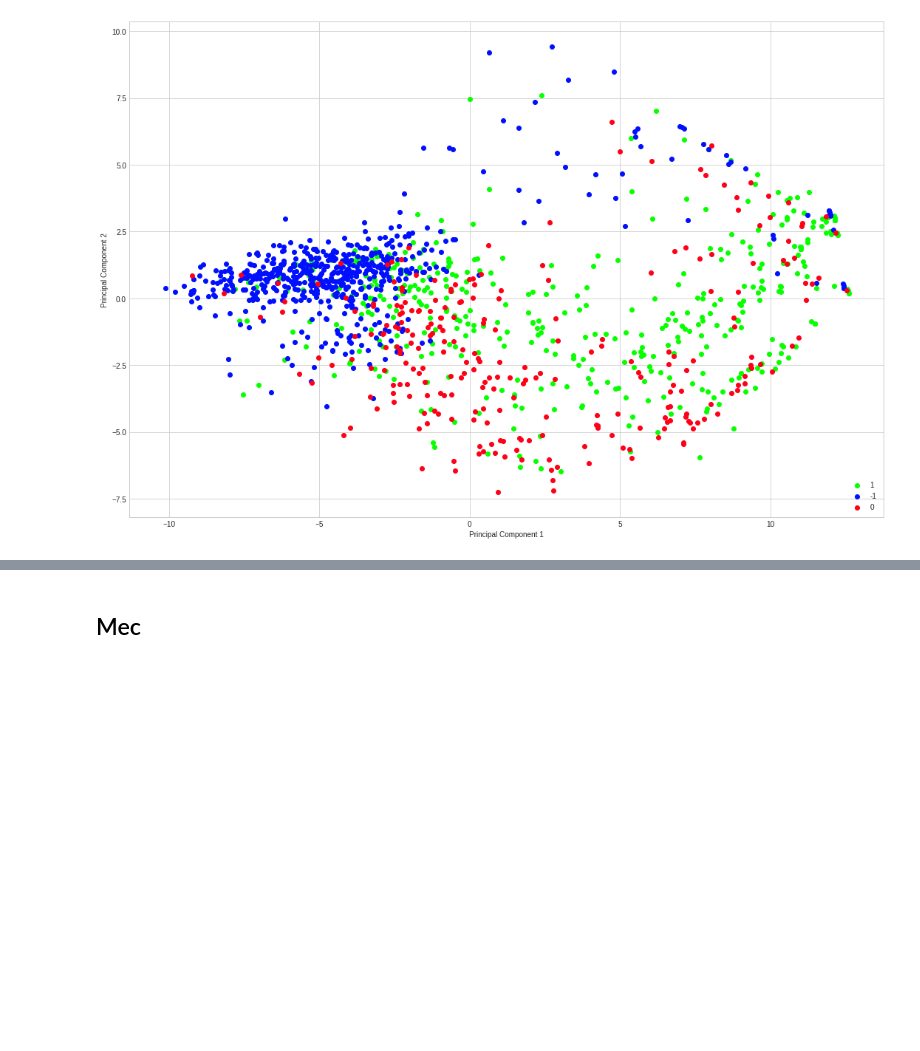
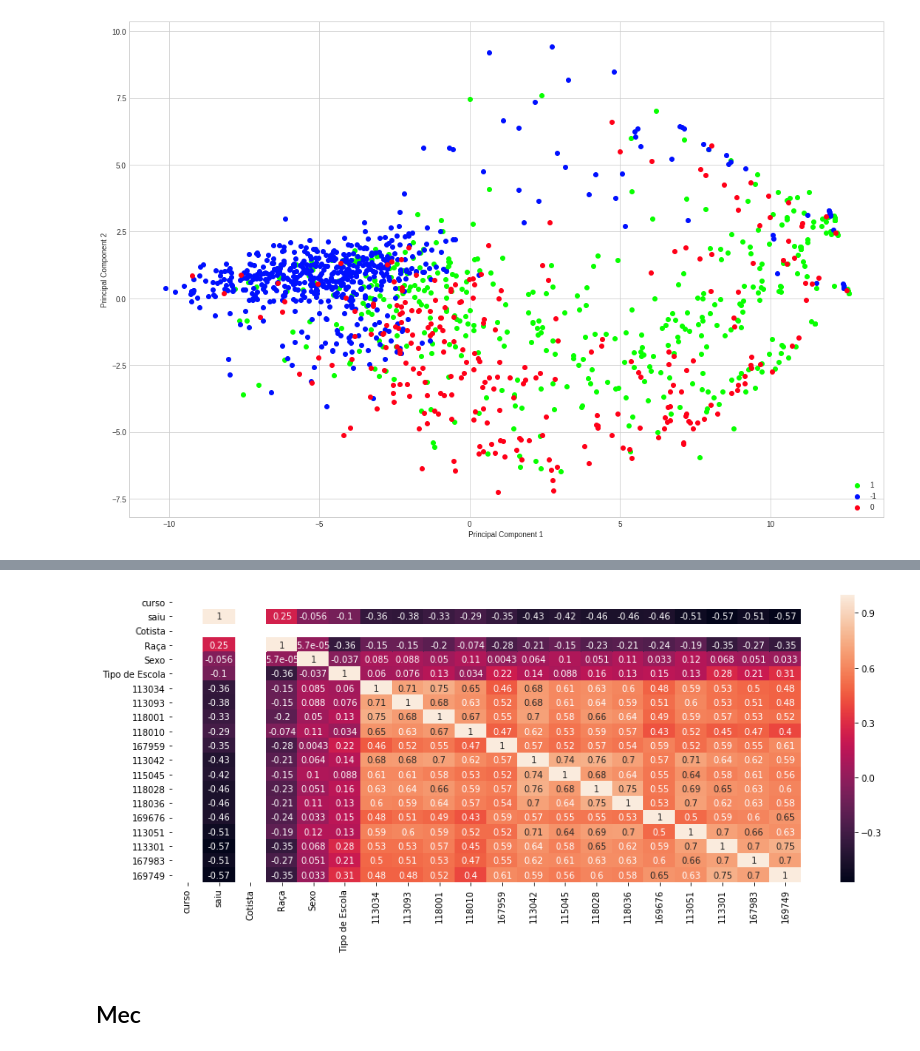
Before and after one commit to pedrobpio/TG, a Jupyter notebook: Classifier-non-quota.ipynb, the cells around one changed output, grey strips where cells are left out. Cells and saved outputs as stored; diff of their text form; code cells hidden in the pictures; blank space fills up the shorter version.

```diff
--- a/Classifier-non-quota.ipynb
+++ b/Classifier-non-quota.ipynb
@@ -274,3 +329,7 @@ Data with input dtype int64, float64 were all converted to float64 by StandardSc
+# %%
+corrMat(dfRedes)
+# %% [output]
+[figure, added]
 # %% [markdown]
 ## Mec
 # %%
```
Also changed, not shown: parts of 17 cells of this notebook, 3 other files.
